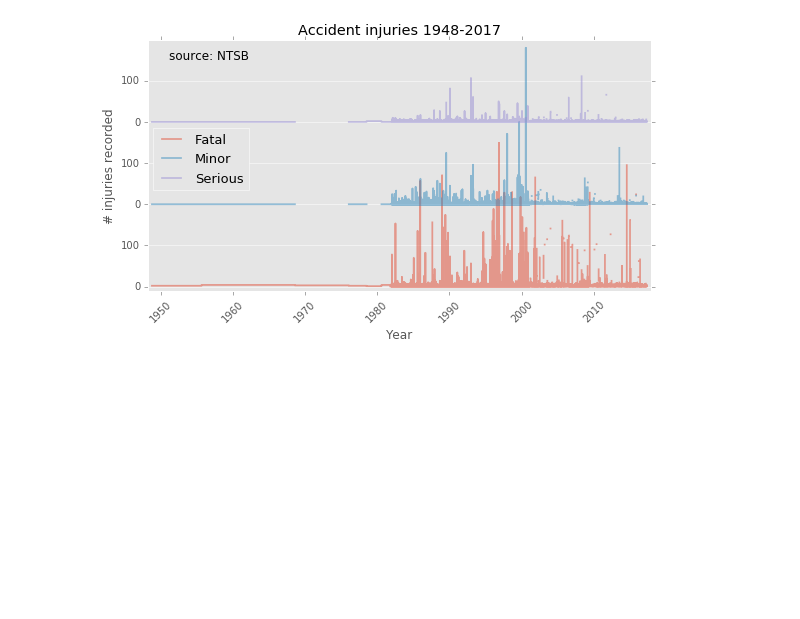
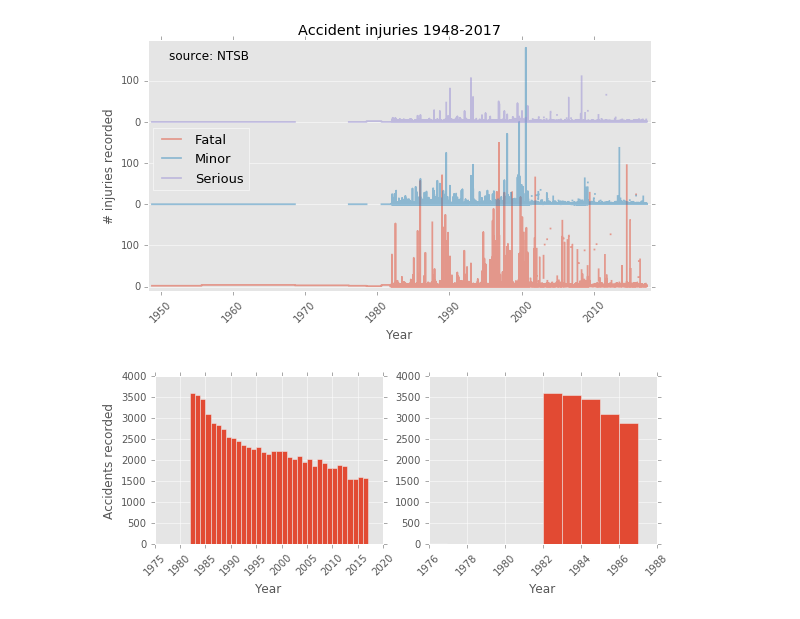
Before and after one commit to grehujt/SmallPythonProjects, a Jupyter notebook: jupyterNotebooks/aviation/flight_accidents.ipynb, the cells around one changed output. Saved outputs shown, nothing was run; the diff lists cells and outputs as text; code cells hidden in the pictures; blank space fills up the shorter version.

Commit message:
clean data & add stackplot

```diff
--- a/jupyterNotebooks/aviation/flight_accidents.ipynb
+++ b/jupyterNotebooks/aviation/flight_accidents.ipynb
@@ -68,3 +68,19 @@ plt.xlim((aaData['decyear'].min()-0.5, aaData['decyear'].max()+0.5))
 # %% [output]
 (1948.311475409836, 2017.8260273972603)
 [figure]
+# %%
+plt.figure(figsize=(9,3))
+plt.subplot(121)
+year_selection = (aaData['year']>=1975) & (aaData['year']<=2016)
+plt.hist(aaData[year_selection]['year'], bins=np.arange(1975,2016+2,1), align='mid')
+plt.xlabel('Year')
+plt.xticks(rotation=45);
+plt.ylabel('Accidents recorded')
+
+plt.subplot(122)
+year_selection = (aaData['year']>=1976) & (aaData['year']<=1986)
+plt.hist(aaData[year_selection]['year'], bins=np.arange(1976,1986+2,1), align='mid')
+plt.xlabel('Year')
+plt.xticks(rotation=45);
+# %% [output]
+[figure, added]
```
Also changed, not shown: parts of 5 cells of this notebook.
